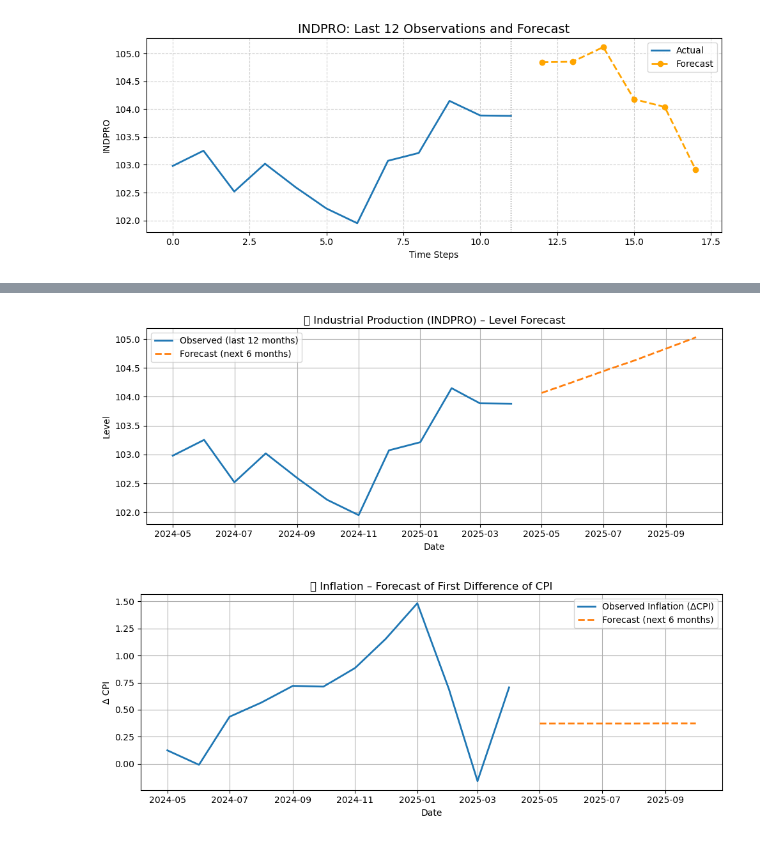
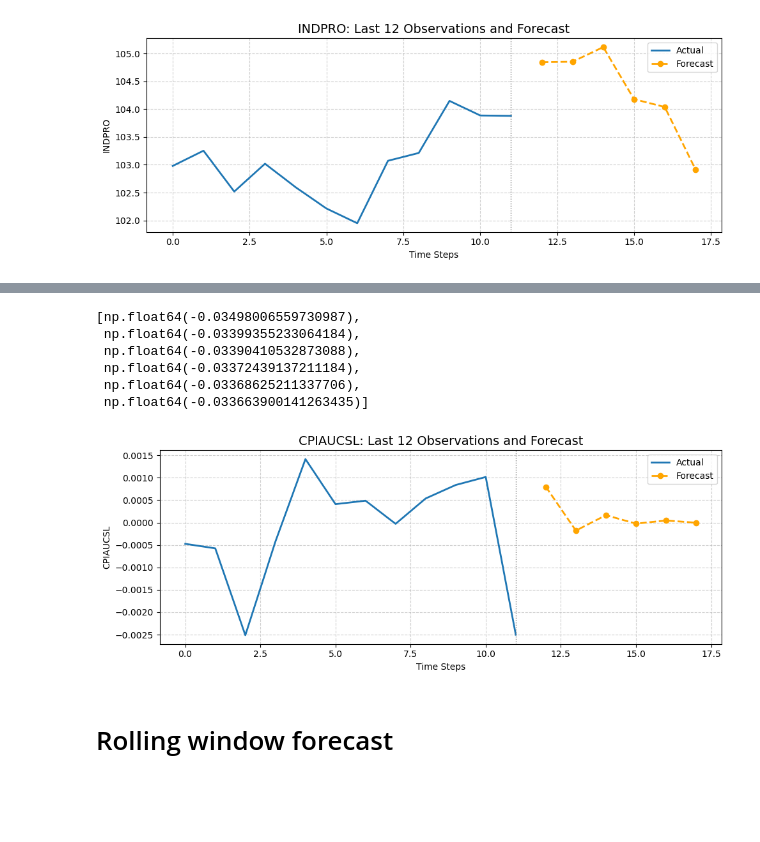
Before and after one commit to J0s3l0r1a/Final_ass., a Jupyter notebook: notebook-in-py.ipynb, the cells around one changed output, grey strips where cells are left out. Drawn from its saved outputs; the diff is of its cells as text; code cells hidden in the pictures; blank space fills up the shorter version.

Commit message:
Add rolling windows

```diff
--- a/notebook-in-py.ipynb
+++ b/notebook-in-py.ipynb
@@ -1019,5 +529,0 @@ def plot_extended_forecast_last12_and_forecast6(df_raw, forecast_df):
-# %%
-plot_extended_forecast_last12_and_forecast6(df, forecast_6m)
-# %% [output]
-[figure, removed]
-[figure, removed]
@@ -1023,0 +545,37 @@ plot_extended_forecast_last12_and_forecast6(df, forecast_6m)
+# %%
+list(point_forecasts['INDPRO'].values)
+# %% [output]
+[np.float64(-0.03498006559730987),
+ np.float64(-0.03399355233064184),
+ np.float64(-0.03390410532873088),
+ np.float64(-0.03372439137211184),
+ np.float64(-0.03368625211337706),
+ np.float64(-0.033663900141263435)]
+# %%
+# --- Data prep -------------------------------------------------------------
+s = completed_df['CPIAUCSL'].iloc[-12:]             # last 12 actual values
+s.index = range(len(s))                   # 0 … 11
+forecast_list_cpi = list(point_forecasts['CPIAUCSL'].values)
+forecasted_values = pd.Series(
+    forecast_list_cpi,
+    index=range(len(s), len(s) + len(forecast_list_cpi))  # 12 … 17
+)
+
+# --- Plot ------------------------------------------------------------------
+plt.figure(figsize=(10, 4))
+plt.plot(s, label='Actual', linewidth=2)
+plt.plot(forecasted_values, label='Forecast', color='orange',
+         linestyle='--', linewidth=2, marker='o')
+
+plt.axvline(x=len(s) - 1, color='gray', linestyle=':', linewidth=1)  # divider
+plt.title('CPIAUCSL: Last 12 Observations and Forecast', fontsize=14)
+plt.xlabel('Time Steps')
+plt.ylabel('CPIAUCSL')
+plt.legend()
+plt.grid(True, linestyle='--', alpha=0.6)
+plt.tight_layout()
+plt.show()
+# %% [output]
+[figure, added]
+# %% [markdown]
+# Rolling window forecast
```
Also changed, not shown: parts of 23 cells of this notebook.
